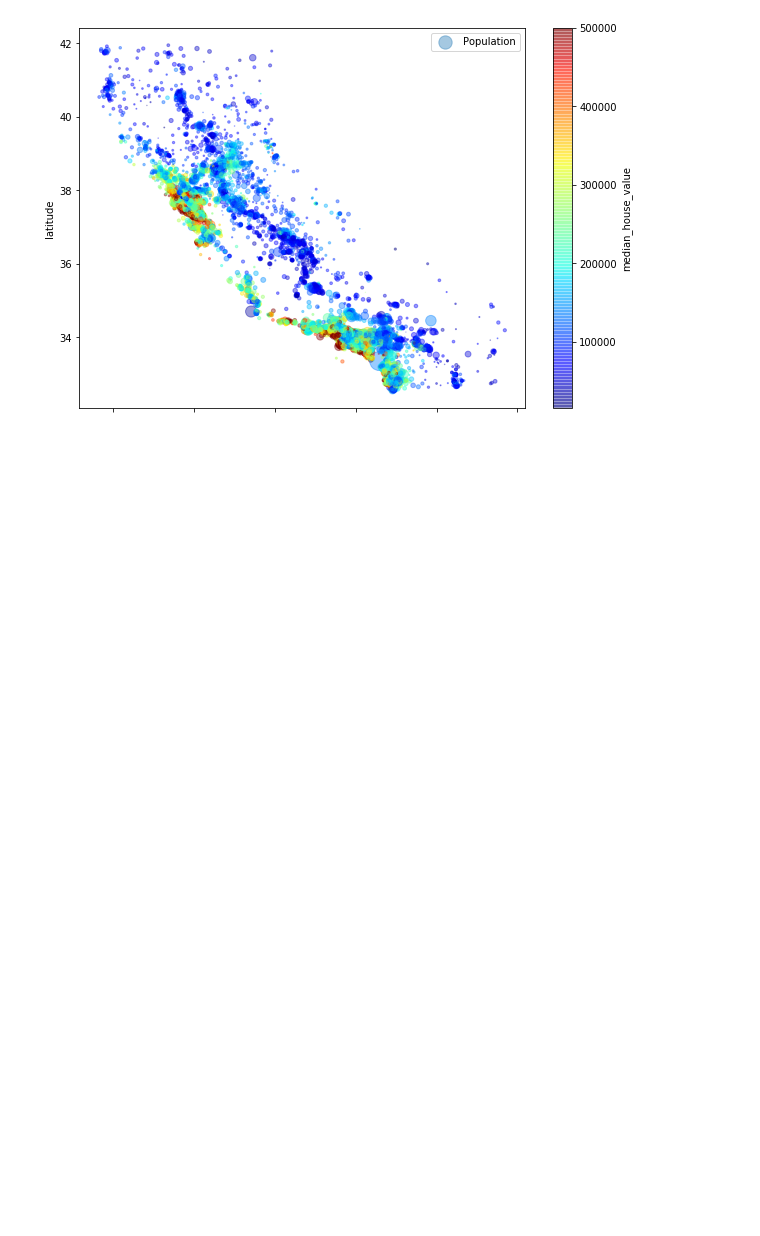
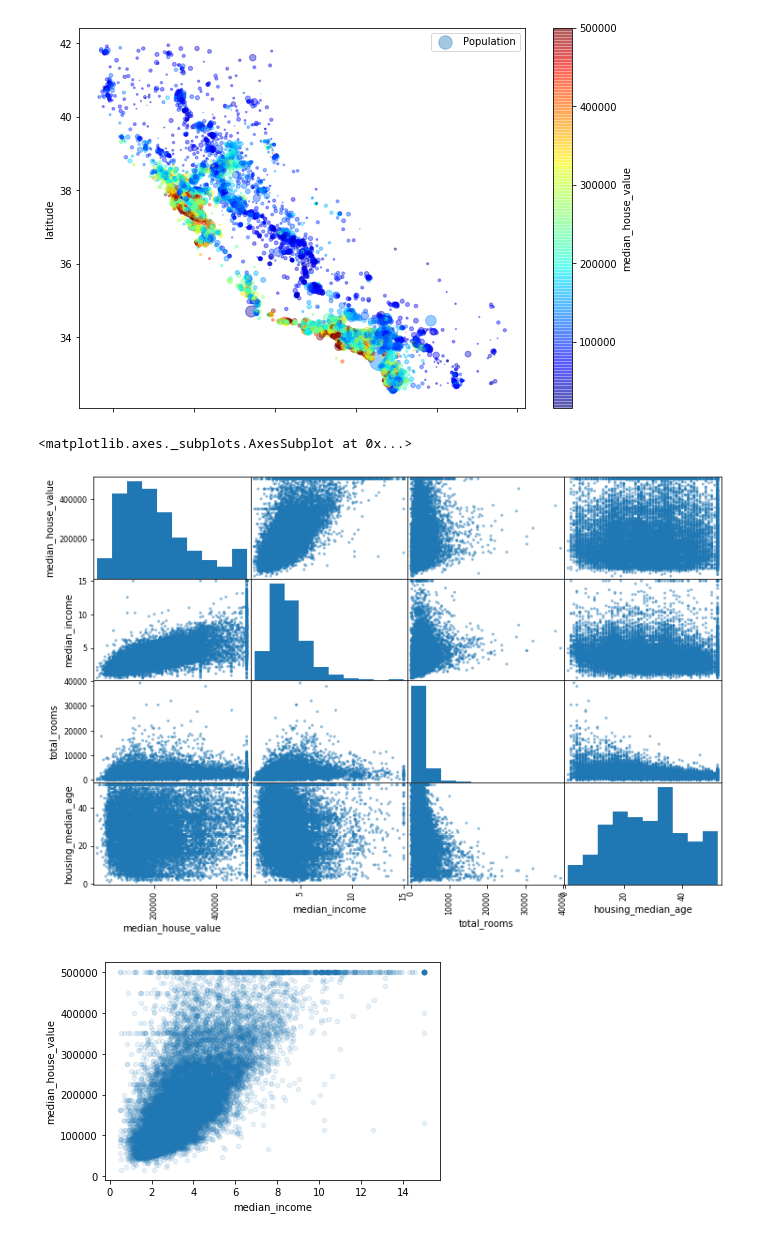
Before and after one commit to exomatt/machine-learning-playground, a Jupyter notebook: notebooks/Appartments.ipynb, the cells around one changed output. Saved outputs shown, nothing was run; the diff lists cells and outputs as text; code cells hidden in the pictures; blank space fills up the shorter version.

Commit message:
Add extra attributes

```diff
--- a/notebooks/Appartments.ipynb
+++ b/notebooks/Appartments.ipynb
@@ -160,4 +160,17 @@ plt.legend()
 [figure]
 [figure]
 [figure]
+# %%
+from pandas.plotting import scatter_matrix
+
+corr_matrix: pd.DataFrame = housing_data.corr()
+corr_matrix["median_house_value"].sort_values(ascending=False)
+attributes = ["median_house_value", "median_income", "total_rooms", "housing_median_age"]
+scatter_matrix(housing_data[attributes], figsize = (12,8))
+
+housing_data.plot(kind = "scatter", x = "median_income", y = "median_house_value", alpha = 0.1)
+# %% [output]
+<matplotlib.axes._subplots.AxesSubplot at 0x...>
+[figure, added]
+[figure, added]
 # %%
```
Also changed, not shown: parts of 1 cell of this notebook.
